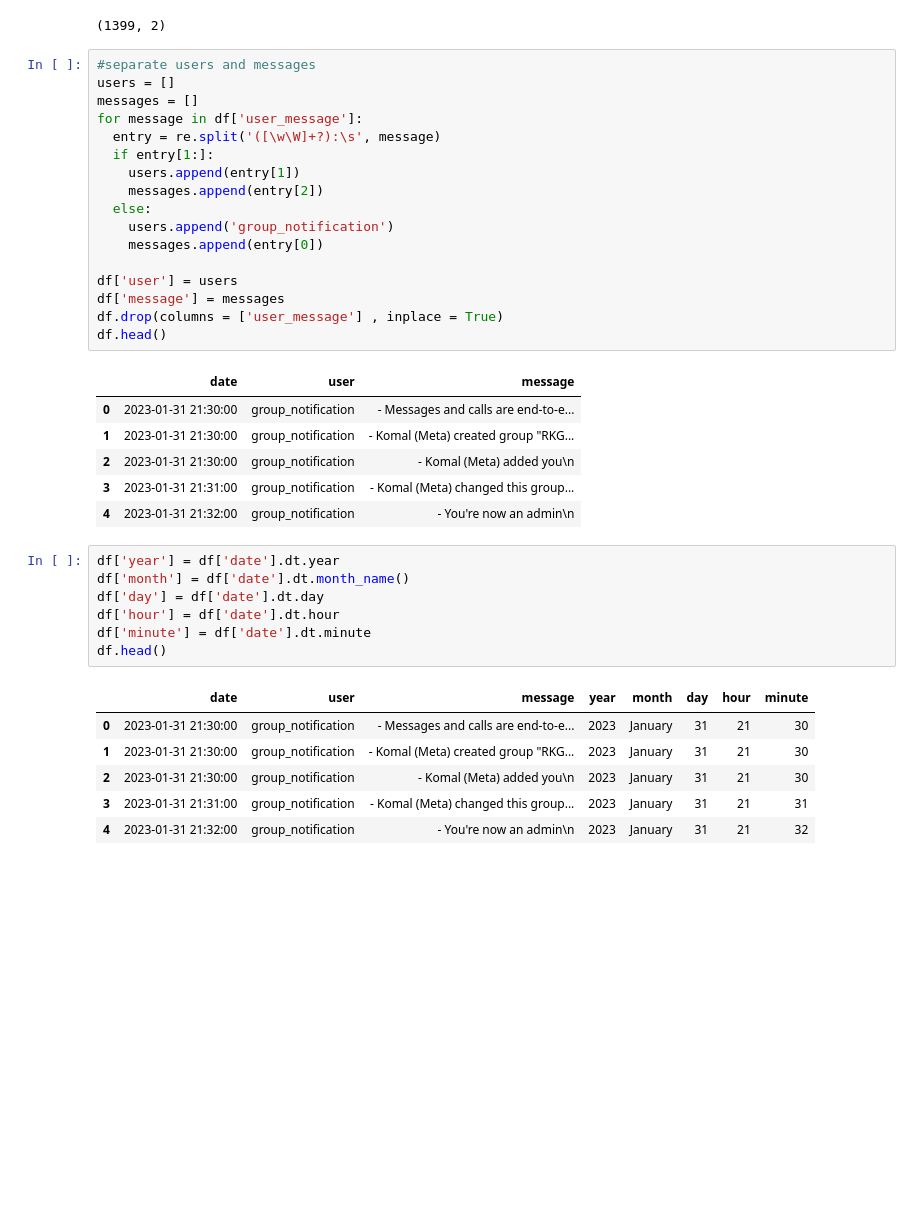
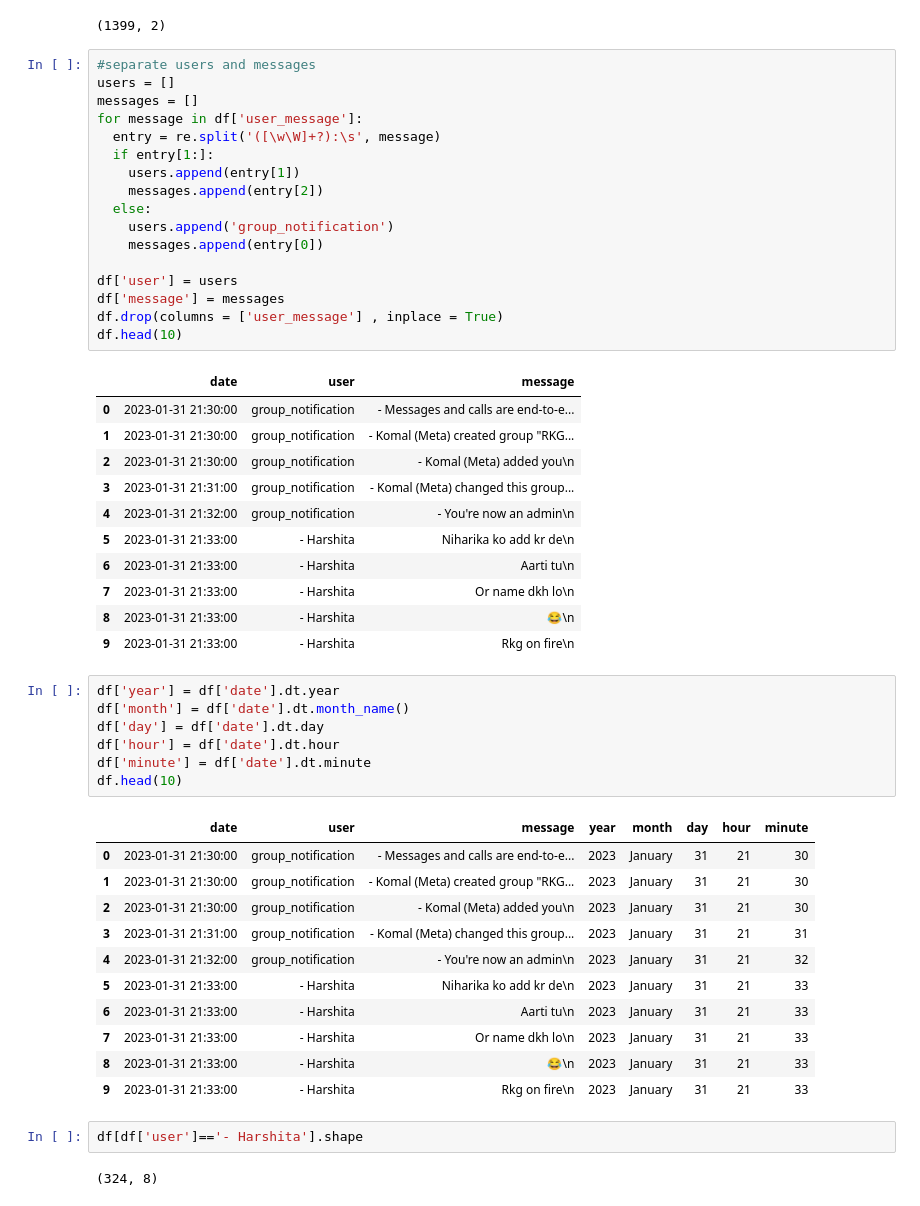
Before and after one commit to Artiydv02/whatsapp_chat_analysis-, a Jupyter notebook: whatsapp_chat_analysis.ipynb, the cells around one changed output. Cells and saved outputs as stored; diff of their text form; blank space fills up the shorter version.

```diff
--- a/whatsapp_chat_analysis.ipynb
+++ b/whatsapp_chat_analysis.ipynb
@@ -88,7 +88,7 @@ for message in df['user_message']:
 df['user'] = users
 df['message'] = messages
 df.drop(columns = ['user_message'] , inplace = True)
-df.head()
+df.head(10)
 # %% [output]
 |  | date | user | message |
 | 0 | 2023-01-31 21:30:00 | group_notification | - Messages and calls are end-to-e... |
@@ -96,17 +96,31 @@ df.head()
 | 2 | 2023-01-31 21:30:00 | group_notification | - Komal (Meta) added you\n |
 | 3 | 2023-01-31 21:31:00 | group_notification | - Komal (Meta) changed this group... |
 | 4 | 2023-01-31 21:32:00 | group_notification | - You're now an admin\n |
+| 5 | 2023-01-31 21:33:00 | - Harshita | Niharika ko add kr de\n |
+| 6 | 2023-01-31 21:33:00 | - Harshita | Aarti tu\n |
+| 7 | 2023-01-31 21:33:00 | - Harshita | Or name dkh lo\n |
+| 8 | 2023-01-31 21:33:00 | - Harshita | 😂\n |
+| 9 | 2023-01-31 21:33:00 | - Harshita | Rkg on fire\n |
 # %%
 df['year'] = df['date'].dt.year
 df['month'] = df['date'].dt.month_name()
 df['day'] = df['date'].dt.day
 df['hour'] = df['date'].dt.hour
 df['minute'] = df['date'].dt.minute
-df.head()
+df.head(10)
 # %% [output]
 |  | date | user | message | year | month | day | hour | minute |
 | 0 | 2023-01-31 21:30:00 | group_notification | - Messages and calls are end-to-e... | 2023 | January | 31 | 21 | 30 |
 | 1 | 2023-01-31 21:30:00 | group_notification | - Komal (Meta) created group "RKG... | 2023 | January | 31 | 21 | 30 |
 | 2 | 2023-01-31 21:30:00 | group_notification | - Komal (Meta) added you\n | 2023 | January | 31 | 21 | 30 |
 | 3 | 2023-01-31 21:31:00 | group_notification | - Komal (Meta) changed this group... | 2023 | January | 31 | 21 | 31 |
 | 4 | 2023-01-31 21:32:00 | group_notification | - You're now an admin\n | 2023 | January | 31 | 21 | 32 |
+| 5 | 2023-01-31 21:33:00 | - Harshita | Niharika ko add kr de\n | 2023 | January | 31 | 21 | 33 |
+| 6 | 2023-01-31 21:33:00 | - Harshita | Aarti tu\n | 2023 | January | 31 | 21 | 33 |
+| 7 | 2023-01-31 21:33:00 | - Harshita | Or name dkh lo\n | 2023 | January | 31 | 21 | 33 |
+| 8 | 2023-01-31 21:33:00 | - Harshita | 😂\n | 2023 | January | 31 | 21 | 33 |
+| 9 | 2023-01-31 21:33:00 | - Harshita | Rkg on fire\n | 2023 | January | 31 | 21 | 33 |
+# %%
+df[df['user']=='- Harshita'].shape
+# %% [output]
+(324, 8)
```
Also changed, not shown: parts of 35 cells of this notebook.
